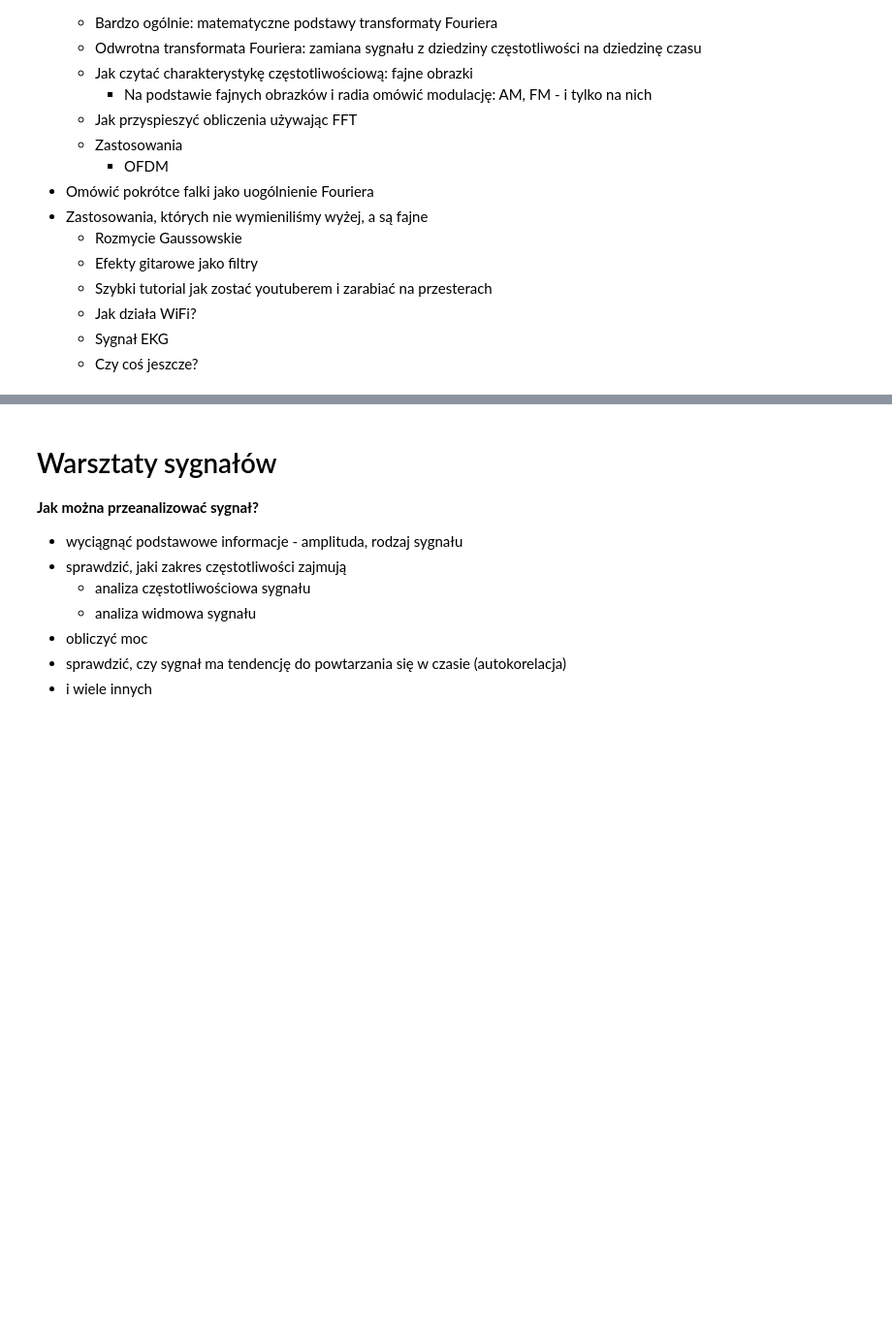
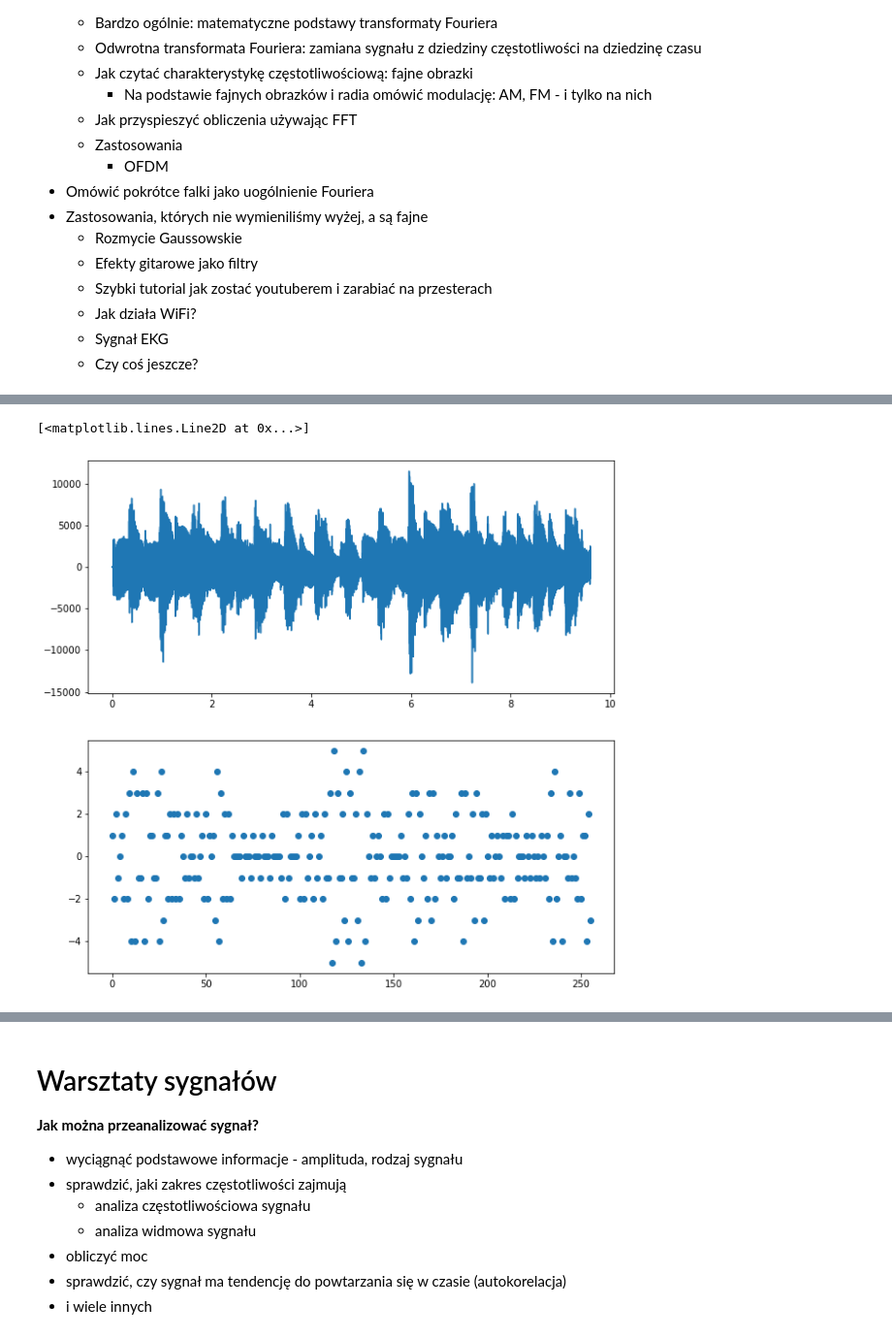
Before and after one commit to pcirrus/dsp_slideshow, a Jupyter notebook: dsp_presentation.ipynb, the cells around one changed output, grey strips where cells are left out. Shown at 97% size. Saved outputs shown, nothing was run; the diff lists cells and outputs as text; code cells hidden in the pictures; blank space fills up the shorter version.

```diff
--- a/dsp_presentation.ipynb
+++ b/dsp_presentation.ipynb
@@ -37,0 +126,10 @@
+# %%
+fig, (ax0, ax1) = plt.subplots(2, 1)
+fig.set(size_inches=(10, 10))
+
+ax0.plot(t[0:len(data)], data)
+n_samples = 256
+ax1.plot(range(n_samples), data[0:n_samples], 'o')
+# %% [output]
+[<matplotlib.lines.Line2D at 0x...>]
+[figure, added]
```
Also changed, not shown: parts of 33 cells of this notebook.
